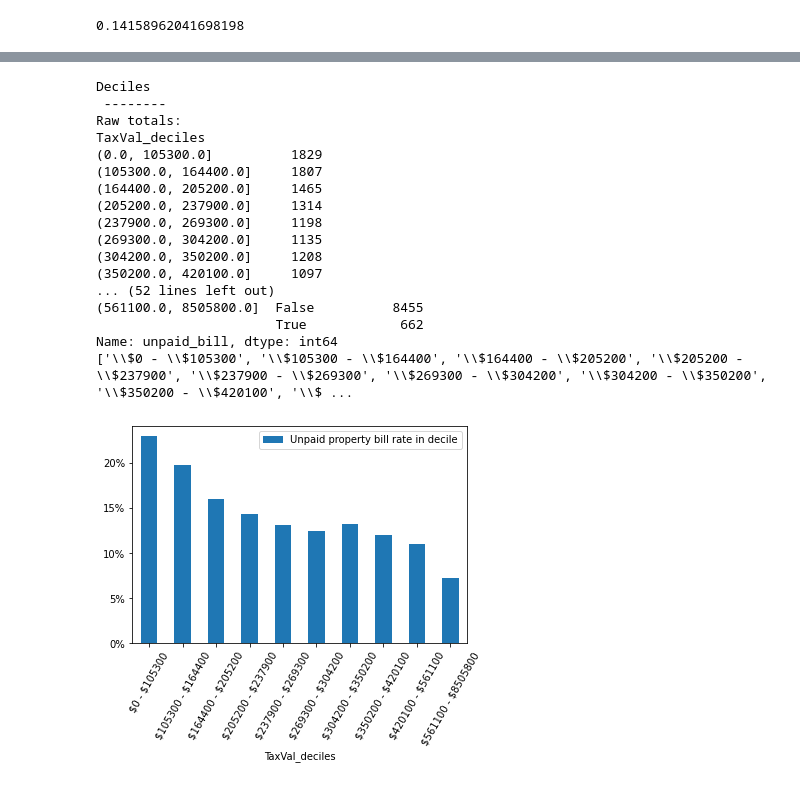
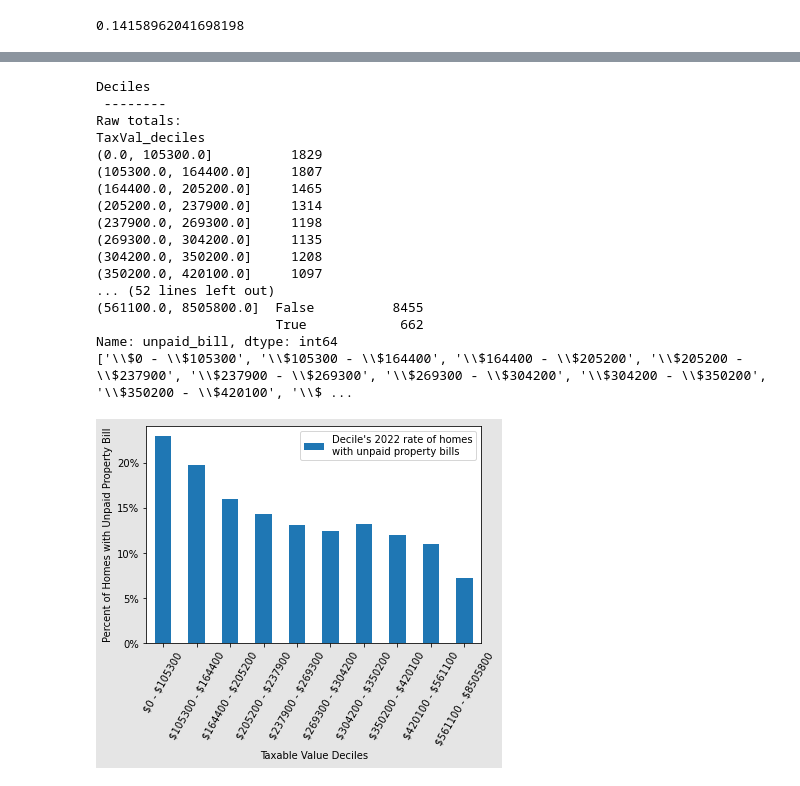
Before and after one commit to Alex-Devoid/buncombe-property-tax-analysis, a Jupyter notebook: unpaid_property_bills_analysis.ipynb, the cells around one changed output, grey strips where cells are left out. Saved outputs shown, nothing was run; the diff lists cells and outputs as text; code cells hidden in the pictures.

```diff
--- a/unpaid_property_bills_analysis.ipynb
+++ b/unpaid_property_bills_analysis.ipynb
@@ -503,35 +568,42 @@ print(parcels.groupby('TaxVal_deciles')['unpaid_bill'].value_counts(dropna=False
 decile_rates=parcels.groupby('TaxVal_deciles')['unpaid_bill'].agg(['count', 'sum', 'mean']).reset_index()
 
 
 # Modify the x-axis labels
 
 
-fig, ax = plt.subplots()
+
+
+fig, ax = plt.subplots(facecolor='#E5E5E5') #set figure background color to a light gray (#E5E5E5)
 decile_rates.plot.bar(x='TaxVal_deciles', y='mean', rot=0,ax=ax)
 x_labels = [f"\${int(i.left)} - \${int(i.right)}" for i in parcels['TaxVal_deciles'].cat.categories]
 print(x_labels)
 ax.set_xticklabels(x_labels,rotation=60)
 ax.set_yticklabels(['{:,.0%}'.format(x) for x in ax.get_yticks()])
 
-ax.legend(["Unpaid property bill rate in decile"]);
-plt.savefig('images/unpaid_property_bill_decile_rates.png', dpi=300)
+ax.legend(["Decile's 2022 rate of homes\nwith unpaid property bills"]);
+
+plt.xlabel("Taxable Value Deciles")
+
+plt.ylabel("Percent of Homes with Unpaid Property Bill")
+
+plt.savefig('images/unpaid_property_bill_decile_rates.png', dpi=300,bbox_inches='tight')
 # %% [output]
 Deciles
  --------
 Raw totals:
 TaxVal_deciles
 (0.0, 105300.0]          1829
 (105300.0, 164400.0]     1807
 (164400.0, 205200.0]     1465
 (205200.0, 237900.0]     1314
 (237900.0, 269300.0]     1198
 (269300.0, 304200.0]     1135
 (304200.0, 350200.0]     1208
 (350200.0, 420100.0]     1097
 ... (52 lines left out)
 (561100.0, 8505800.0]  False          8455
                        True            662
 Name: unpaid_bill, dtype: int64
 ['\\$0 - \\$105300', '\\$105300 - \\$164400', '\\$164400 - \\$205200', '\\$205200 - \\$237900', '\\$237900 - \\$269300', '\\$269300 - \\$304200', '\\$304200 - \\$350200', '\\$350200 - \\$420100', '\\$ ...
-[figure, old version]
+[figure, new version]
 # %%
```
Also changed, not shown: parts of 10 cells of this notebook, 4 other files.
